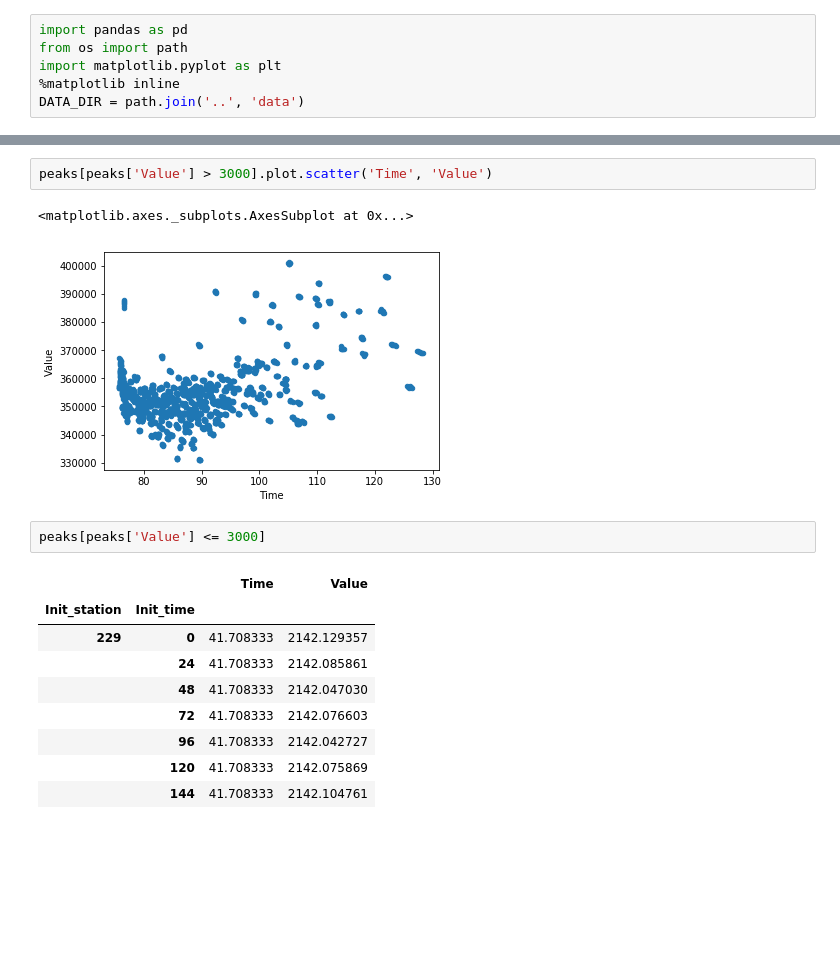
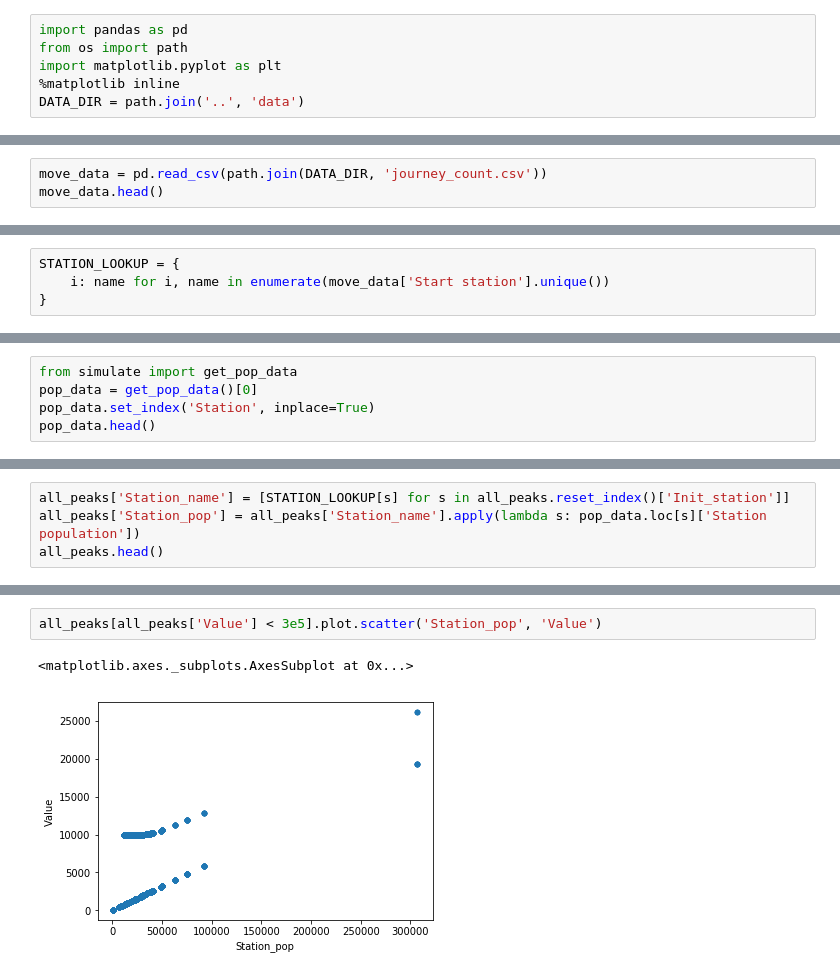
Before and after one commit to joshuablake/Temporal-metapop-epidemic-London-, a Jupyter notebook: src/Results analysis.ipynb, the cells around one changed output, grey strips where cells are left out. Cells and saved outputs as stored; diff of their text form; blank space fills up the shorter version.

```diff
--- a/src/Results analysis.ipynb
+++ b/src/Results analysis.ipynb
@@ -36,0 +159,3 @@ peaks['Time'] = peaks['Time'] / 24
+# %%
+move_data = pd.read_csv(path.join(DATA_DIR, 'journey_count.csv'))
+move_data.head()
@@ -36,0 +169,4 @@ peaks['Time'] = peaks['Time'] / 24
+# %%
+STATION_LOOKUP = {
+    i: name for i, name in enumerate(move_data['Start station'].unique())
+}
@@ -36,0 +193,5 @@ peaks['Time'] = peaks['Time'] / 24
+# %%
+from simulate import get_pop_data
+pop_data = get_pop_data()[0]
+pop_data.set_index('Station', inplace=True)
+pop_data.head()
@@ -36,0 +210,4 @@ peaks['Time'] = peaks['Time'] / 24
+# %%
+all_peaks['Station_name'] = [STATION_LOOKUP[s] for s in all_peaks.reset_index()['Init_station']]
+all_peaks['Station_pop'] = all_peaks['Station_name'].apply(lambda s: pop_data.loc[s]['Station population'])
+all_peaks.head()
@@ -37,17 +222,5 @@ peaks['Time'] = peaks['Time'] / 24
 # %%
-peaks[peaks['Value'] > 3000].plot.scatter('Time', 'Value')
+all_peaks[all_peaks['Value'] < 3e5].plot.scatter('Station_pop', 'Value')
 # %% [output]
 <matplotlib.axes._subplots.AxesSubplot at 0x...>
-[figure, old version]
+[figure, new version]
-# %%
-peaks[peaks['Value'] <= 3000]
-# %% [output]
-|  |  | Time | Value |
-| Init_station | Init_time |  |  |
-| 229 | 0 | 41.708333 | 2142.129357 |
-|  | 24 | 41.708333 | 2142.085861 |
-|  | 48 | 41.708333 | 2142.047030 |
-|  | 72 | 41.708333 | 2142.076603 |
-|  | 96 | 41.708333 | 2142.042727 |
-|  | 120 | 41.708333 | 2142.075869 |
-|  | 144 | 41.708333 | 2142.104761 |
```
Also changed, not shown: parts of 28 cells of this notebook, 4 other files.
